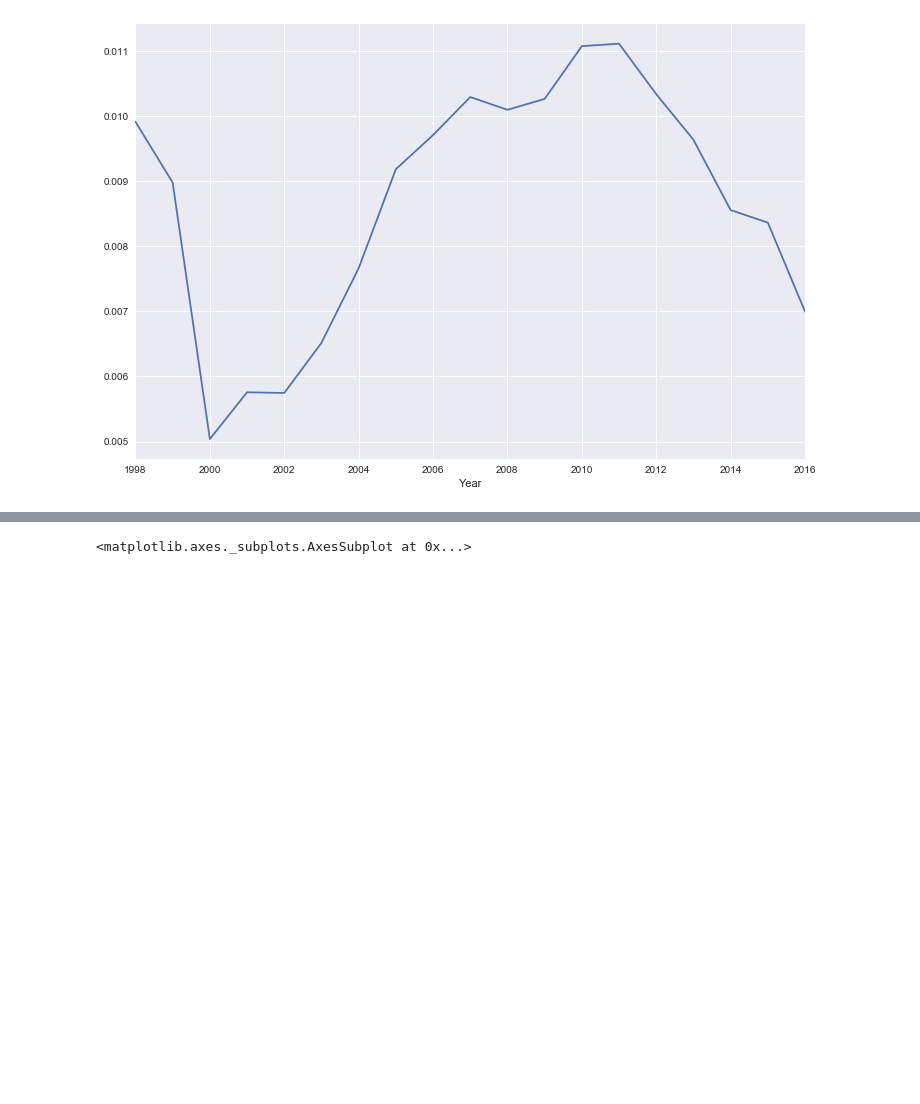
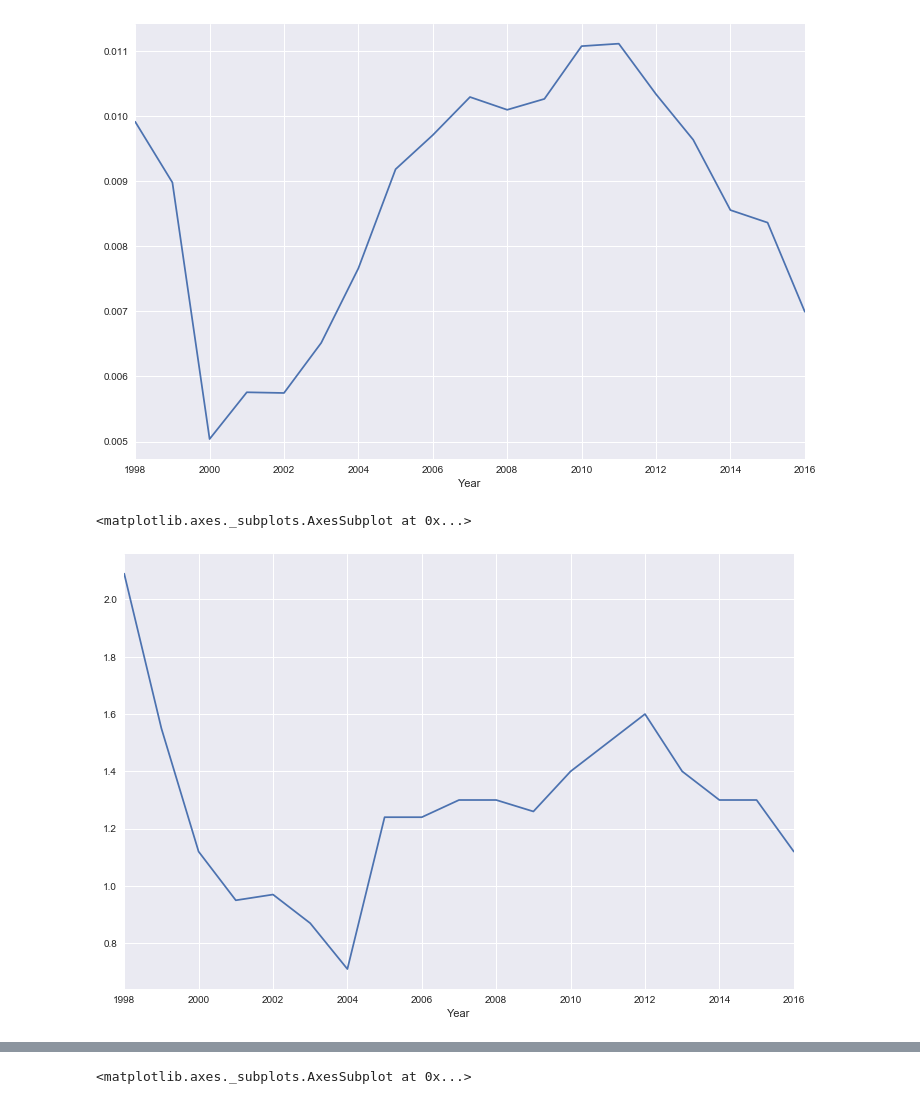
Before and after one commit to jimmyjwu/US_federal_government_performance, a Jupyter notebook: Final Project.ipynb, the cells around one changed output, grey strips where cells are left out. Cells and saved outputs as stored; diff of their text form; code cells hidden in the pictures; blank space fills up the shorter version.

Commit message:
Add IRS corporate tax data and corresponding plots in notebook.

```diff
--- a/Final Project.ipynb
+++ b/Final Project.ipynb
@@ -203,11 +203,11 @@ food_safety_metrics.drop(["Illnesses"], axis=1).plot()
 <matplotlib.axes._subplots.AxesSubplot at 0x...>
 [figure]
 # %%
-IRS = pd.read_csv("IRS_data_summary.csv", thousands=",")\
-    .rename(columns={"Audit Year": "Year"})
+IRS = pd.read_csv("IRS_data_summary.csv", thousands=",").rename(columns={"Audit Year": "Year"})
 IRS.set_index("Year", inplace=True)
 IRS.sort_index(inplace=True)
 IRS["Exam coverage"] = (IRS["Individual returns examined (total)"] / IRS["Individual returns filed"])
+IRS["Corporate exam coverage"] = (IRS["Corporate returns examined (total)"] / IRS["Corporate returns filed"])
 # %%
 IRS["Exam coverage"].reset_index().to_csv("IRS_metric_coverage.csv", header=["Year", "Exam_Coverage"], index=False)
 IRS["Recommended additional tax (total)"].reset_index().to_csv("IRS_metric_recommended.csv",
@@ -216,3 +216,8 @@ IRS["Exam coverage"].plot()
 # %% [output]
 <matplotlib.axes._subplots.AxesSubplot at 0x...>
 [figure]
+# %%
+IRS["Corporate exam coverage"].plot()
+# %% [output]
+<matplotlib.axes._subplots.AxesSubplot at 0x...>
+[figure, added]
```
Also changed, not shown: parts of 1 cell of this notebook, 2 other files.
